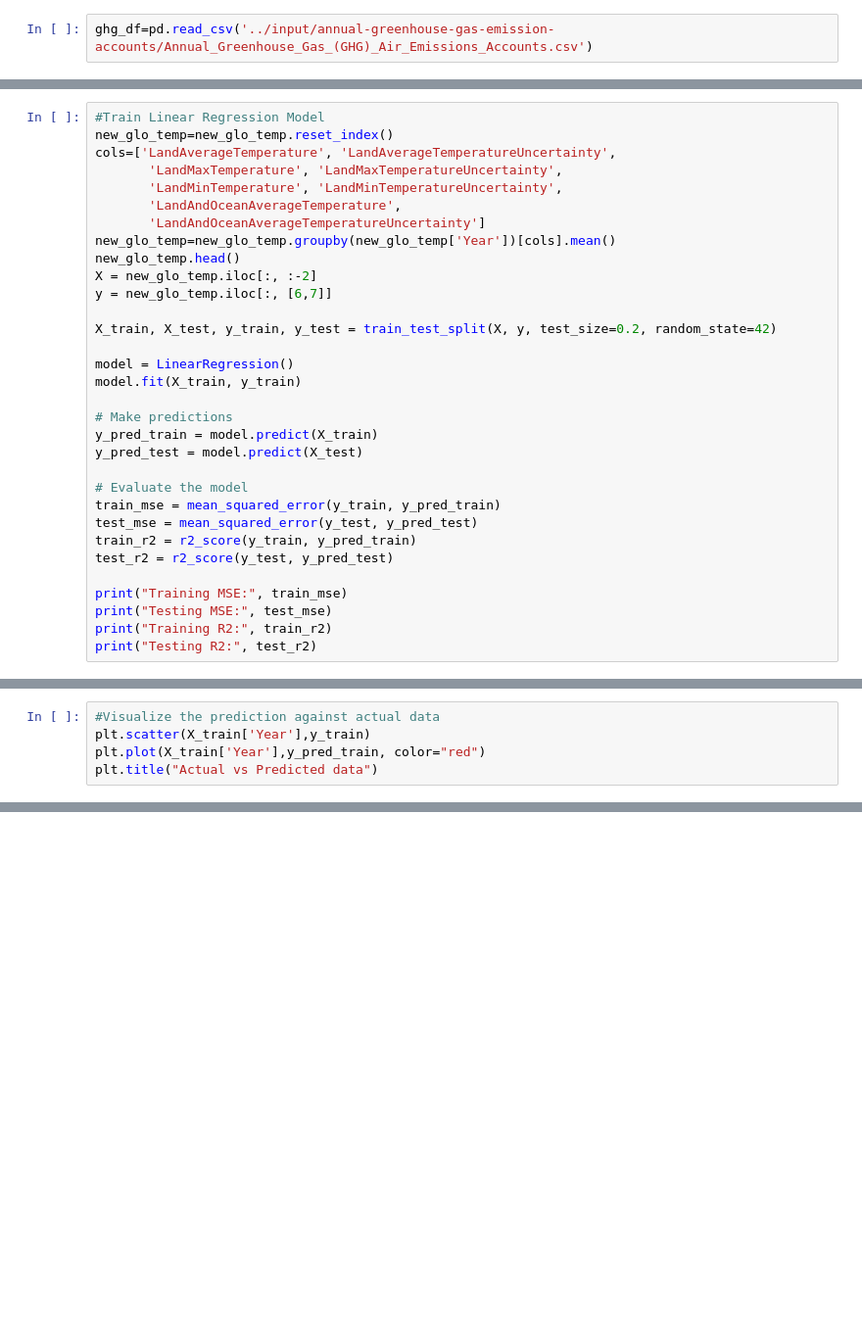
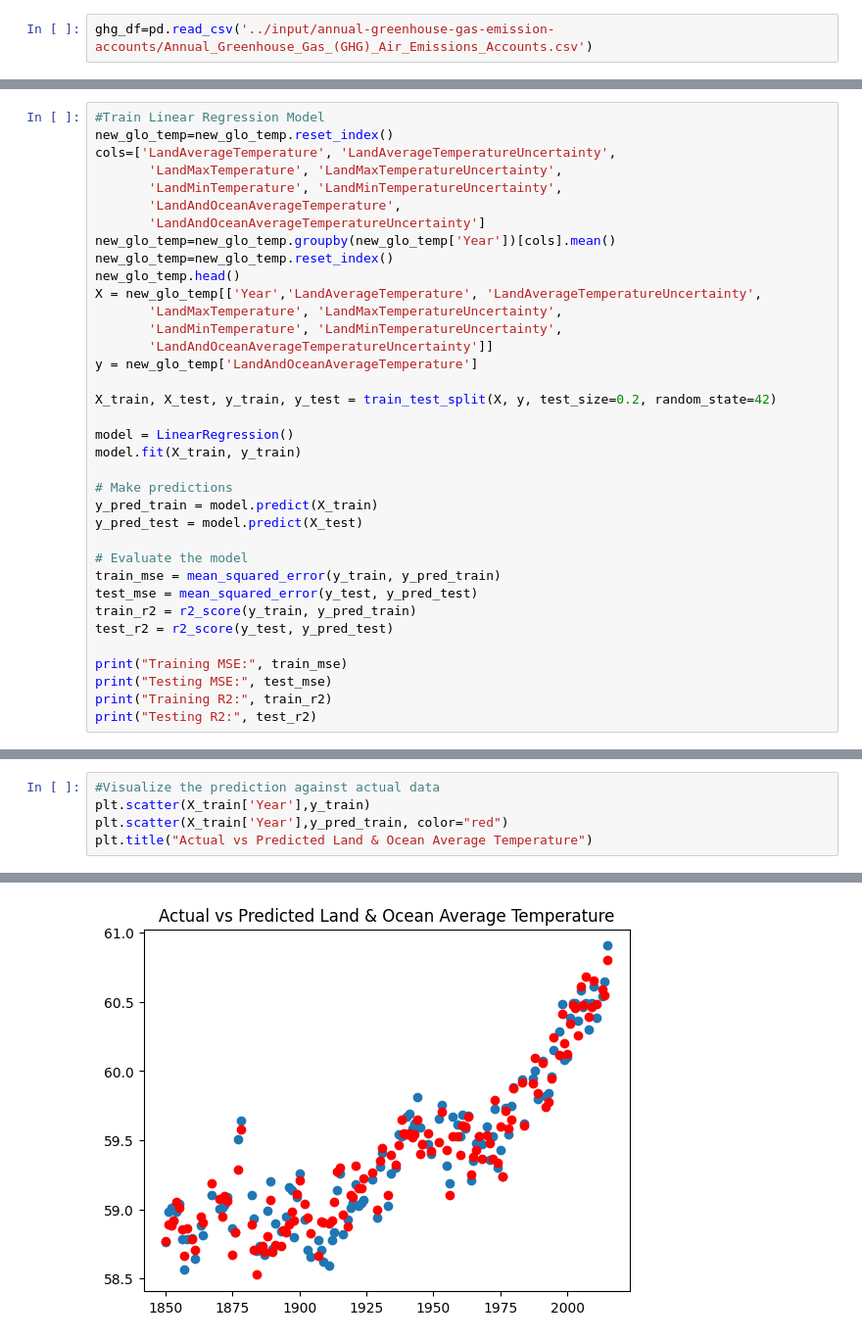
Before and after one commit to Sreemontidb/Project-1, a Jupyter notebook: global-warming.ipynb, the cells around one changed output, grey strips where cells are left out. Shown at 98% size. Saved outputs shown, nothing was run; the diff lists cells and outputs as text; blank space fills up the shorter version.

```diff
--- a/global-warming.ipynb
+++ b/global-warming.ipynb
@@ -198,9 +424,13 @@ cols=['LandAverageTemperature', 'LandAverageTemperatureUncertainty',
        'LandAndOceanAverageTemperature',
        'LandAndOceanAverageTemperatureUncertainty']
 new_glo_temp=new_glo_temp.groupby(new_glo_temp['Year'])[cols].mean()
+new_glo_temp=new_glo_temp.reset_index()
 new_glo_temp.head()
-X = new_glo_temp.iloc[:, :-2]
-y = new_glo_temp.iloc[:, [6,7]]
+X = new_glo_temp[['Year','LandAverageTemperature', 'LandAverageTemperatureUncertainty',
+       'LandMaxTemperature', 'LandMaxTemperatureUncertainty',
+       'LandMinTemperature', 'LandMinTemperatureUncertainty',
+       'LandAndOceanAverageTemperatureUncertainty']]
+y = new_glo_temp['LandAndOceanAverageTemperature']
 
 X_train, X_test, y_train, y_test = train_test_split(X, y, test_size=0.2, random_state=42)
 
@@ -224,5 +459,6 @@ print("Testing R2:", test_r2)
 # %%
 #Visualize the prediction against actual data
 plt.scatter(X_train['Year'],y_train)
-plt.plot(X_train['Year'],y_pred_train, color="red")
-plt.title("Actual vs Predicted data")
+plt.scatter(X_train['Year'],y_pred_train, color="red")
+plt.title("Actual vs Predicted Land & Ocean Average Temperature")
+# %% [output]
@@ -229,2 +466,3 @@ plt.title("Actual vs Predicted data")
+[figure, added]
 # %%
 #Visualize the prediction against test data
```
Also changed, not shown: parts of 42 cells of this notebook.
